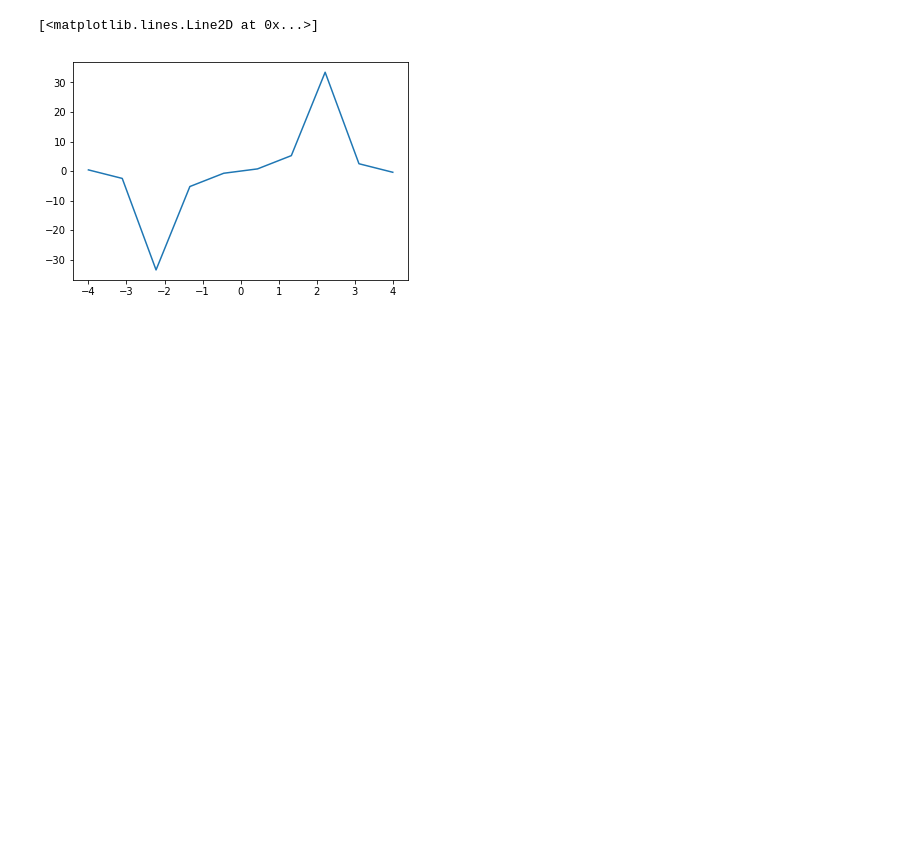
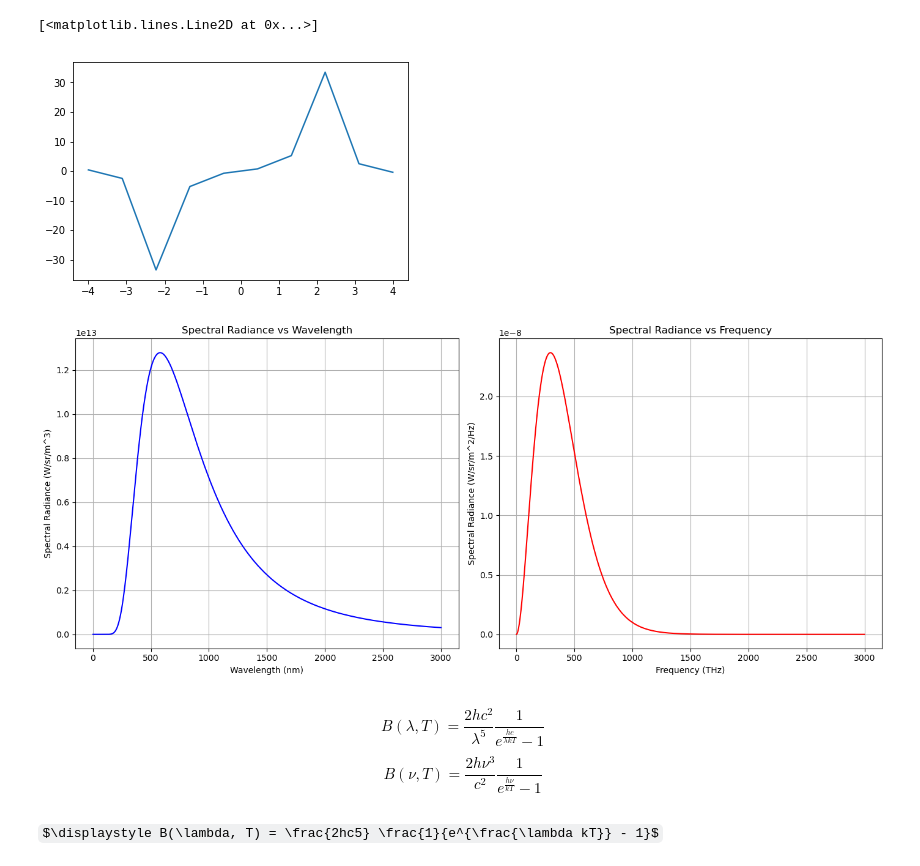
Before and after one commit to wlevand/seminars, a Jupyter notebook: 03_planck_distribution.ipynb, the cells around one changed output. Drawn from its saved outputs; the diff is of its cells as text; code cells hidden in the pictures; some formulas as TeX source; blank space fills up the shorter version.

```diff
--- a/03_planck_distribution.ipynb
+++ b/03_planck_distribution.ipynb
@@ -177,3 +177,52 @@ plt.plot(v, B3, label='450')
 # plt.plot(v, B6, label='5500')
 
 plt.legend()
+# %%
+import numpy as np
+import matplotlib.pyplot as plt
+# Constants
+h = 6.626e-34  # Planck's constant (J s)
+c = 3.00e8     # Speed of light (m/s)
+k = 1.381e-23  # Boltzmann's constant (J/K)
+T = 5000       # Temperature in Kelvin
+# Wavelength range (in meters)
+wavelengths = np.linspace(1e-9, 3e-6, 1000)  # from 1 nm to 3000 nm
+# Frequency range (in Hz)
+frequencies = np.linspace(1e12, 3e15, 1000)  # from 1 THz to 3000 THz
+# Planck's law as a function of wavelength
+def planck_wavelength(lam, T):
+    return (2 * h * c**2) / (lam**5) / (np.exp(h * c / (lam * k * T)) - 1)
+# Planck's law as a function of frequency
+def planck_frequency(nu, T):
+    return (2 * h * nu**3) / (c**2) / (np.exp(h * nu / (k * T)) - 1)
+# Calculate spectral radiance
+radiance_wavelength = planck_wavelength(wavelengths, T)
+radiance_frequency = planck_frequency(frequencies, T)
+# Plotting
+plt.figure(figsize=(14, 6))
+# Plot as a function of wavelength
+plt.subplot(1, 2, 1)
+plt.plot(wavelengths * 1e9, radiance_wavelength, color='blue')
+plt.title('Spectral Radiance vs Wavelength')
+plt.xlabel('Wavelength (nm)')
+plt.ylabel('Spectral Radiance (W/sr/m^3)')
+plt.grid(True)
+# Plot as a function of frequency
+plt.subplot(1, 2, 2)
+plt.plot(frequencies * 1e-12, radiance_frequency, color='red')
+plt.title('Spectral Radiance vs Frequency')
+plt.xlabel('Frequency (THz)')
+plt.ylabel('Spectral Radiance (W/sr/m^2/Hz)')
+plt.grid(True)
+plt.tight_layout()
+plt.show()
+# %% [output]
+[figure, added]
+# %% [markdown]
+$$B(\lambda, T) = \frac{2hc^2}{\lambda^5} \frac{1}{e^{\frac{hc}{\lambda kT}} - 1}$$
+$$B(\nu, T) = \frac{2h\nu^3}{c^2} \frac{1}{e^{\frac{h\nu}{kT}} - 1}$$
+# %%
+from IPython.display import display, Math, Latex
+display(Math(r'B(\lambda, T) = \frac{2hc5} \frac{1}{e^{\frac{\lambda kT}} - 1}'))
+# %% [output]
+$\displaystyle B(\lambda, T) = \frac{2hc5} \frac{1}{e^{\frac{\lambda kT}} - 1}$
```
Also changed, not shown: 1 other file.
